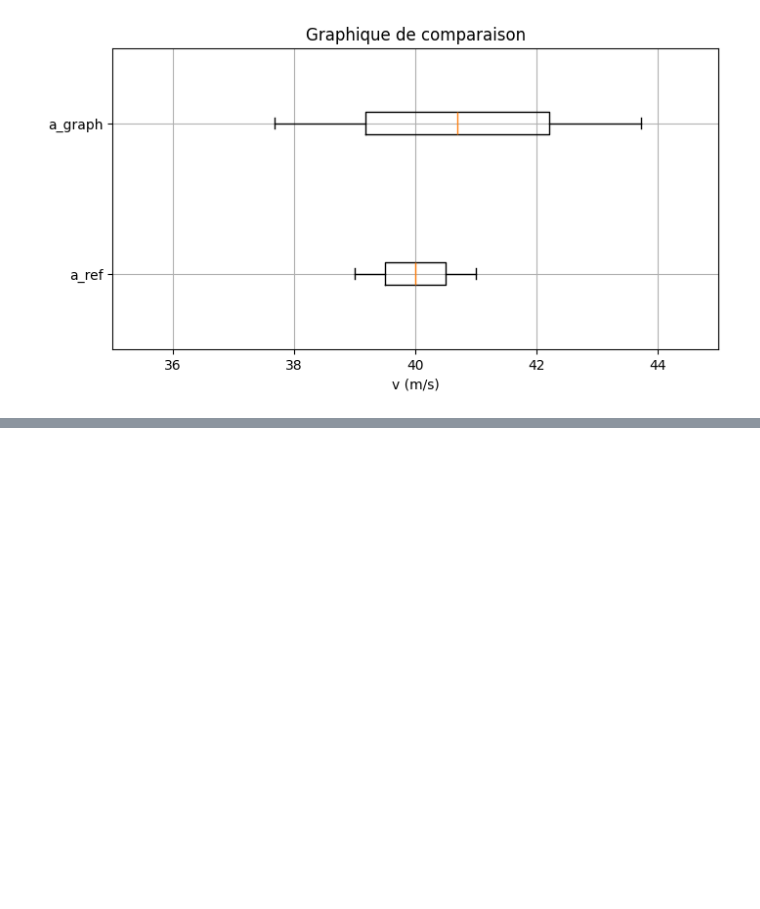
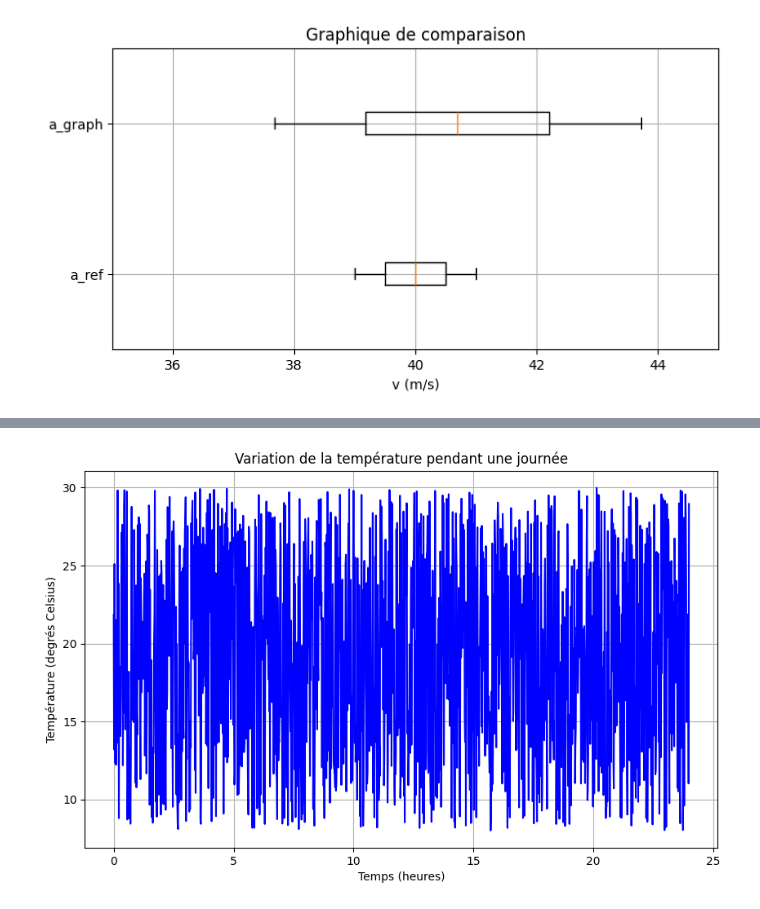
Before and after one commit to benjamingosselincliche/sciencesdelanature-garneau-catalogue-jupyter, a Jupyter notebook: catalogue/203-SN1-05_Mecanique/Exemple_01_cinematique_MRU.ipynb, the cells around one changed output, grey strips where cells are left out. Saved outputs shown, nothing was run; the diff lists cells and outputs as text; code cells hidden in the pictures; blank space fills up the shorter version.

```diff
--- a/catalogue/203-SN1-05_Mecanique/Exemple_01_cinematique_MRU.ipynb
+++ b/catalogue/203-SN1-05_Mecanique/Exemple_01_cinematique_MRU.ipynb
@@ -230,0 +334,24 @@ plt.savefig('./fichiers_output/Exemple_01_cinematique_MRU_graphique_comparaison.
+# %%
+import matplotlib.pyplot as plt
+import numpy as np
+
+# Définition de la plage horaire (de minuit à minuit)
+start_time = 0
+end_time = 24 * 60  # Nombre de minutes dans une journée (1440 minutes)
+
+# Génération des temps (une minute d'intervalle)
+time_points = np.arange(start_time, end_time, 1)
+
+# Génération aléatoire des températures entre 8 et 30 degrés Celsius
+temperatures = np.random.uniform(8, 30, len(time_points))
+
+# Création du graphique
+plt.figure(figsize=(10, 6))
+plt.plot(time_points / 60, temperatures, color='blue')
+plt.title('Variation de la température pendant une journée')
+plt.xlabel('Temps (heures)')
+plt.ylabel('Température (degrés Celsius)')
+plt.grid(True)
+plt.show()
+# %% [output]
+[figure, added]
```
Also changed, not shown: parts of 7 cells of this notebook, 6 other files.
